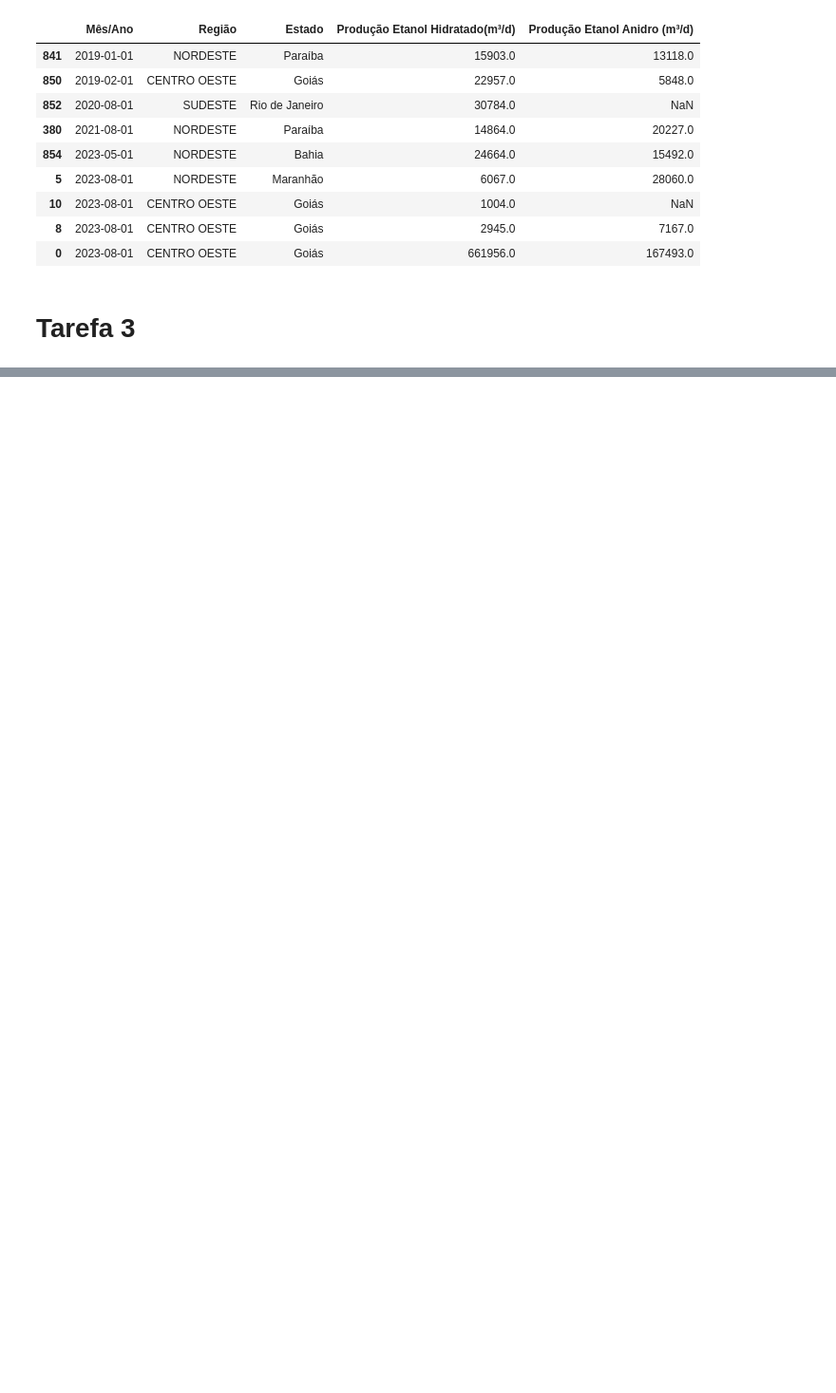
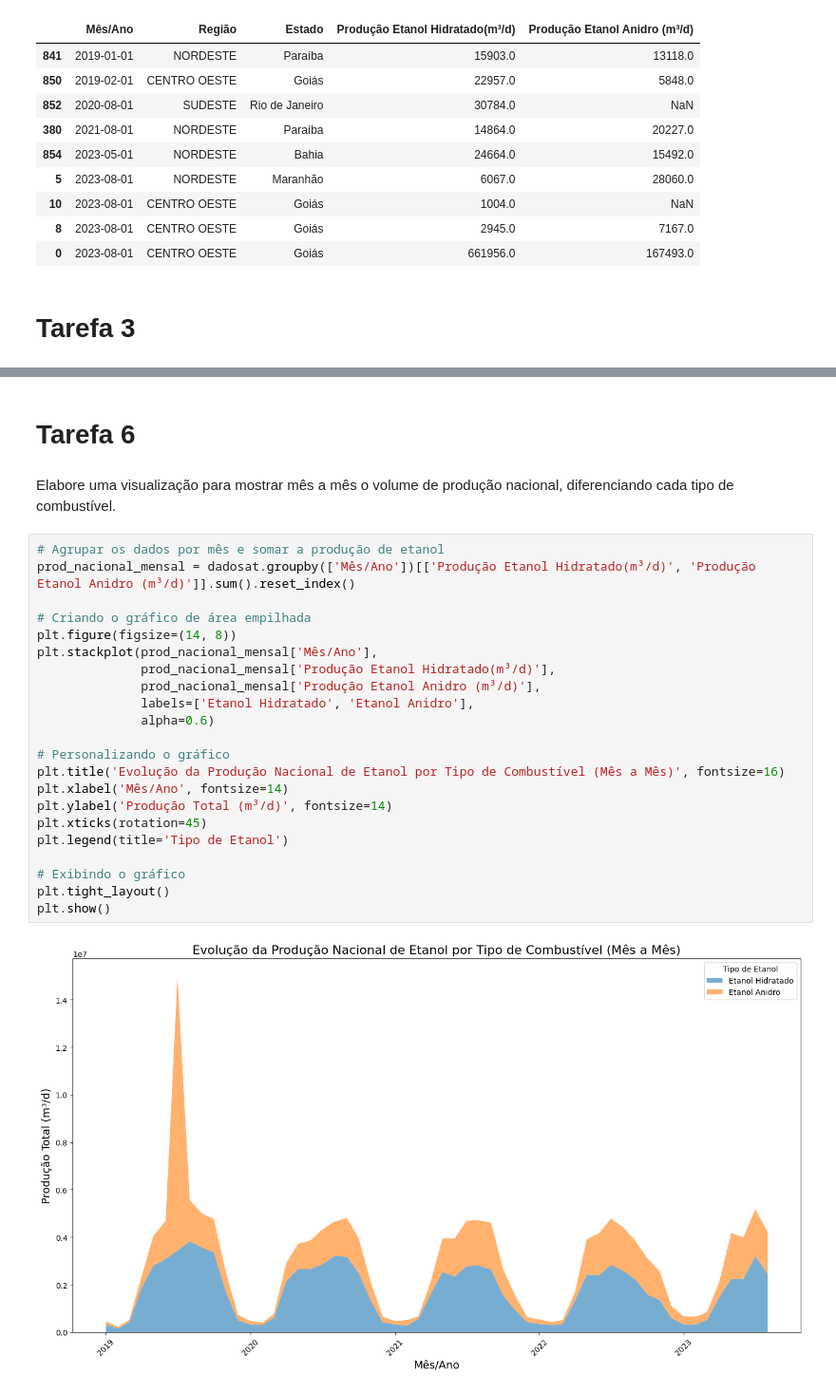
Before and after one commit to arthurt1/Projetos-de-Ci-ncias-de-Dados, a Jupyter notebook: AP2_Arthur_Thomé.ipynb, the cells around one changed output, grey strips where cells are left out. Shown at 95% size. Cells and saved outputs as stored; diff of their text form; blank space fills up the shorter version.

```diff
--- a/AP2_Arthur_Thomé.ipynb
+++ b/AP2_Arthur_Thomé.ipynb
@@ -249,0 +383,28 @@ Linhas Duplicadas no DataFrame
+# %% [markdown]
+# Tarefa 6
+# %% [markdown]
+Elabore uma visualização para mostrar mês a mês o volume de produção nacional, diferenciando cada tipo de combustível.
+# %%
+# Agrupar os dados por mês e somar a produção de etanol
+prod_nacional_mensal = dadosat.groupby(['Mês/Ano'])[['Produção Etanol Hidratado(m³/d)', 'Produção Etanol Anidro (m³/d)']].sum().reset_index()
+
+# Criando o gráfico de área empilhada
+plt.figure(figsize=(14, 8))
+plt.stackplot(prod_nacional_mensal['Mês/Ano'],
+              prod_nacional_mensal['Produção Etanol Hidratado(m³/d)'],
+              prod_nacional_mensal['Produção Etanol Anidro (m³/d)'],
+              labels=['Etanol Hidratado', 'Etanol Anidro'],
+              alpha=0.6)
+
+# Personalizando o gráfico
+plt.title('Evolução da Produção Nacional de Etanol por Tipo de Combustível (Mês a Mês)', fontsize=16)
+plt.xlabel('Mês/Ano', fontsize=14)
+plt.ylabel('Produção Total (m³/d)', fontsize=14)
+plt.xticks(rotation=45)
+plt.legend(title='Tipo de Etanol')
+
+# Exibindo o gráfico
+plt.tight_layout()
+plt.show()
+# %% [output]
+[figure, added]
```
Also changed, not shown: parts of 12 cells of this notebook.
